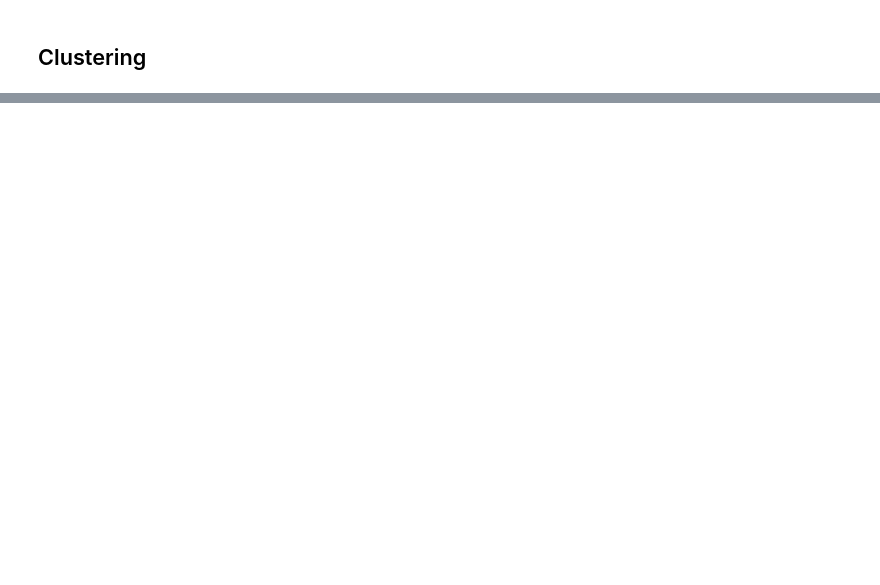
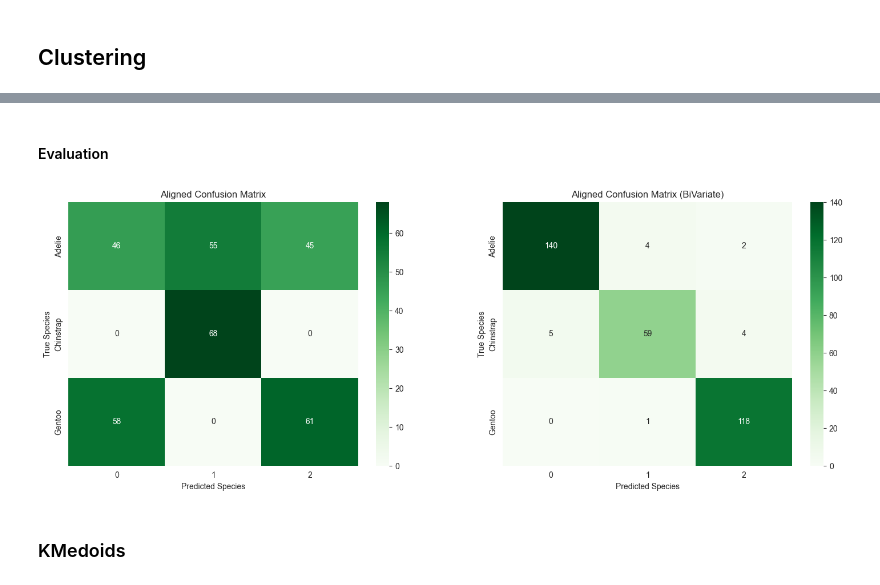
Before and after one commit to ivan-parreno/Cluster, a Jupyter notebook: ods/clustering/clustering.ipynb, the cells around one changed output, grey strips where cells are left out. Drawn from its saved outputs; the diff is of its cells as text; code cells hidden in the pictures; blank space fills up the shorter version.

Commit message:
Add KMedoids, utils and evaluation

```diff
--- a/ods/clustering/clustering.ipynb
+++ b/ods/clustering/clustering.ipynb
@@ -93,0 +153,10 @@ df
+# %% [markdown]
+#### Evaluation
+# %%
+fig, ax = plt.subplots(nrows=1, ncols=2, figsize=(18, 6))
+show_confusion_matrix(get_aligned_confusion_matrix(df, 'species', "Cluster KMeans"), "Aligned Confusion Matrix", ax=ax[0])
+show_confusion_matrix(get_aligned_confusion_matrix(df, 'species', "Cluster KMeans BiVariate"), "Aligned Confusion Matrix (BiVariate)", ax=ax[1])
+# %% [output]
+[figure, added]
+# %% [markdown]
+### KMedoids
```
Also changed, not shown: parts of 12 cells of this notebook, 6 other files.
